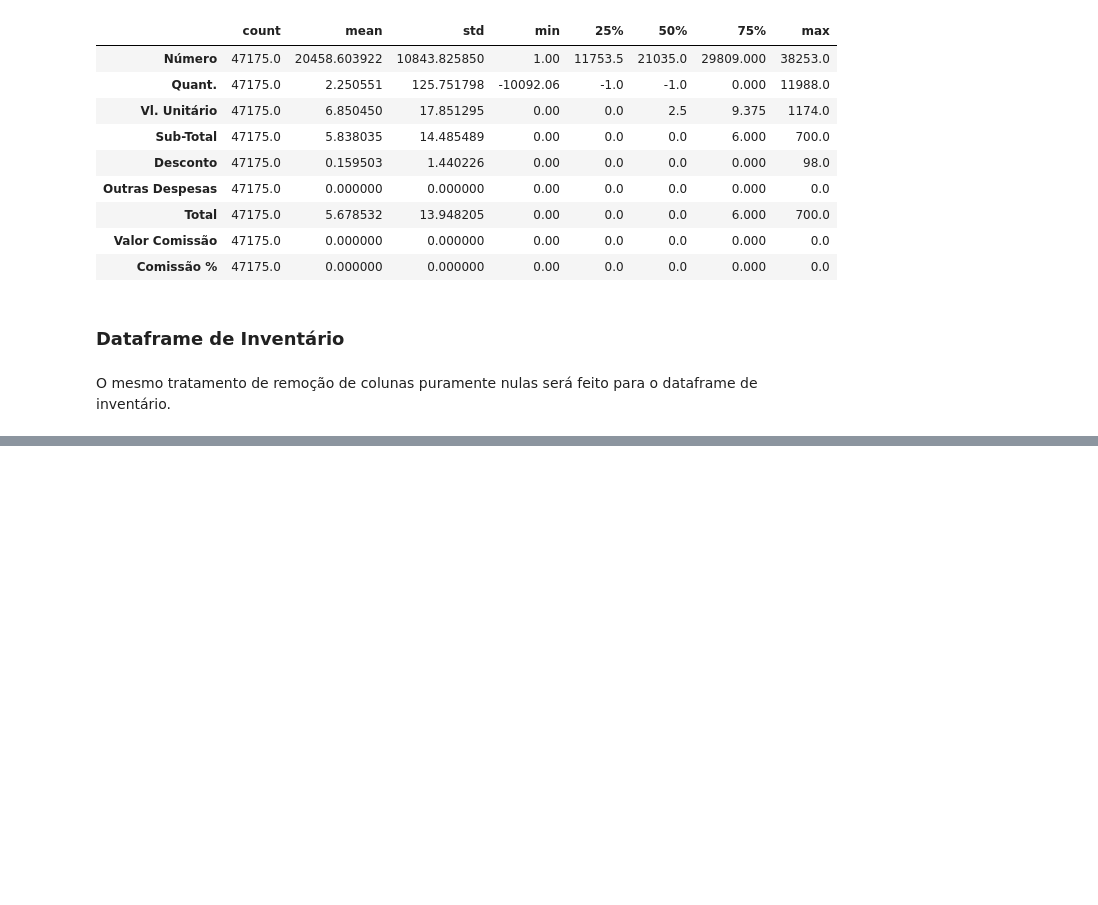
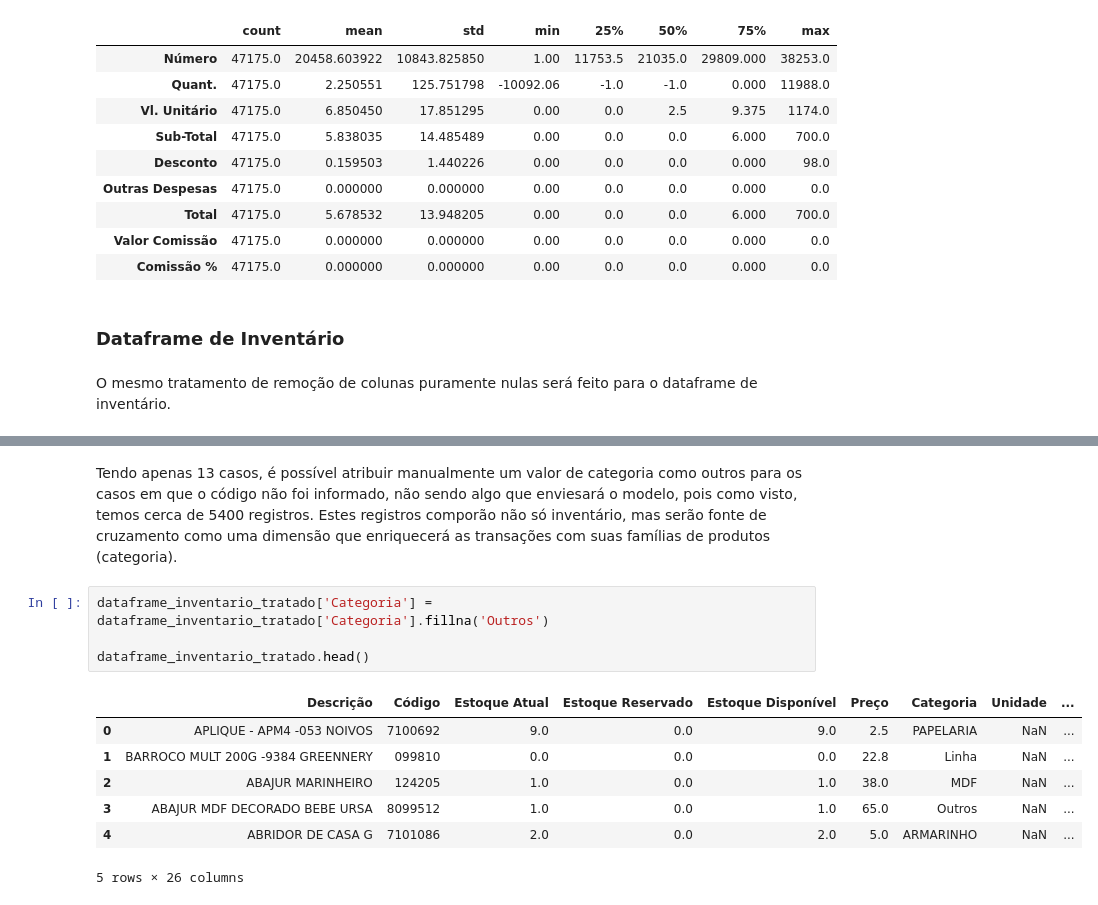
Before and after one commit to donbigode/Timeseries-prediction-model, a Jupyter notebook: Analysis/EDA.ipynb, the cells around one changed output, grey strips where cells are left out. Cells and saved outputs as stored; diff of their text form; blank space fills up the shorter version.

```diff
--- a/Analysis/EDA.ipynb
+++ b/Analysis/EDA.ipynb
@@ -193,0 +266,14 @@ dataframe_inventario.head()
+# %% [markdown]
+Tendo apenas 13 casos, é possível atribuir manualmente um valor de categoria como outros para os casos em que o código não foi informado, não sendo algo que enviesará o modelo, pois como visto, temos cerca de 5400 registros. Estes registros comporão não só inventário, mas serão fonte de cruzamento como uma dimensão que enriquecerá as transações com suas famílias de produtos (categoria).
+# %%
+dataframe_inventario_tratado['Categoria'] = dataframe_inventario_tratado['Categoria'].fillna('Outros')
+
+dataframe_inventario_tratado.head()
+# %% [output]
+|  | Descrição | Código | Estoque Atual | Estoque Reservado | Estoque Disponível | Preço | Categoria | Unidade | ... |
+| 0 | APLIQUE - APM4 -053 NOIVOS | 7100692 | 9.0 | 0.0 | 9.0 | 2.5 | PAPELARIA | NaN | ... |
+| 1 | BARROCO MULT 200G -9384 GREENNERY | 099810 | 0.0 | 0.0 | 0.0 | 22.8 | Linha | NaN | ... |
+| 2 | ABAJUR MARINHEIRO | 124205 | 1.0 | 0.0 | 1.0 | 38.0 | MDF | NaN | ... |
+| 3 | ABAJUR MDF DECORADO BEBE URSA | 8099512 | 1.0 | 0.0 | 1.0 | 65.0 | Outros | NaN | ... |
+| 4 | ABRIDOR DE CASA G | 7101086 | 2.0 | 0.0 | 2.0 | 5.0 | ARMARINHO | NaN | ... |
+5 rows × 26 columns
```
Also changed, not shown: parts of 15 cells of this notebook.
